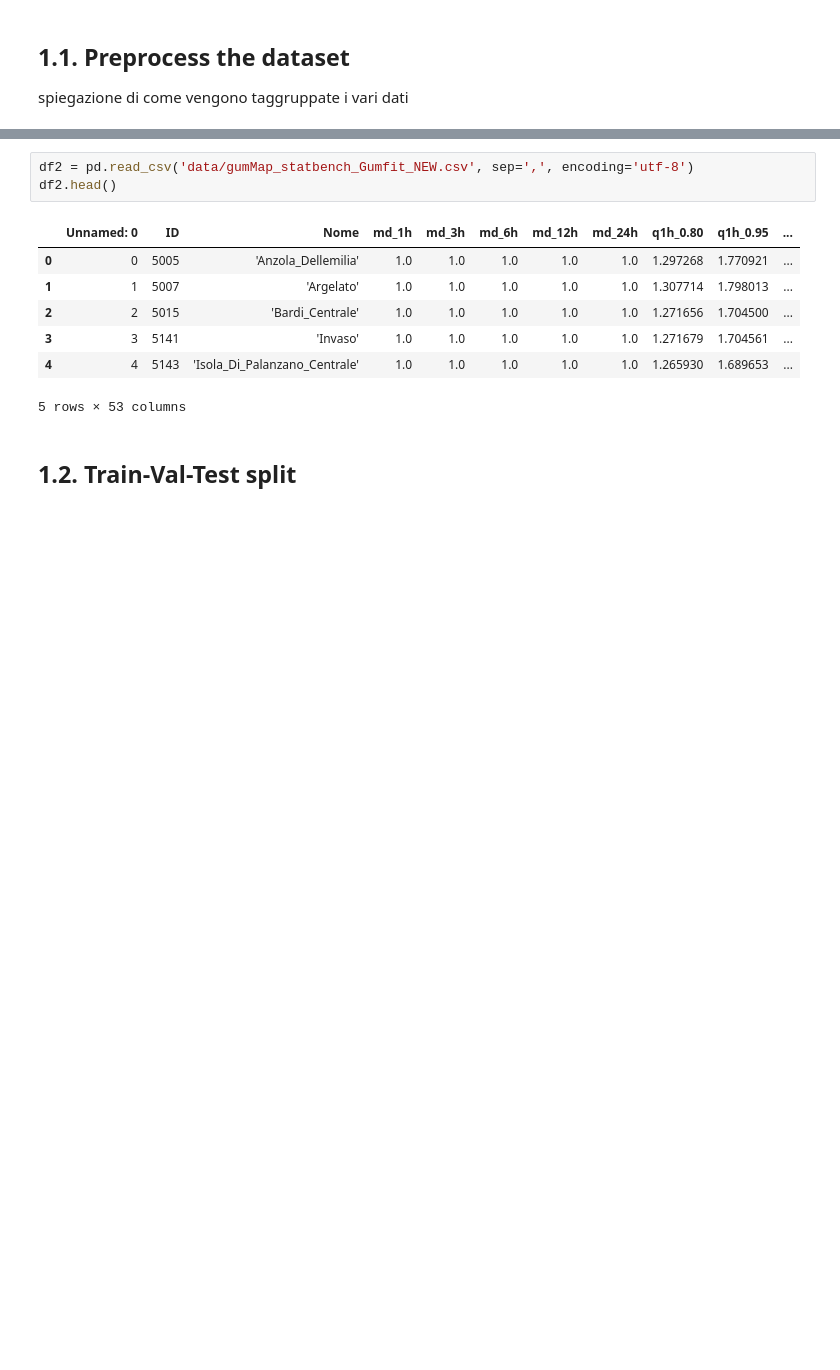
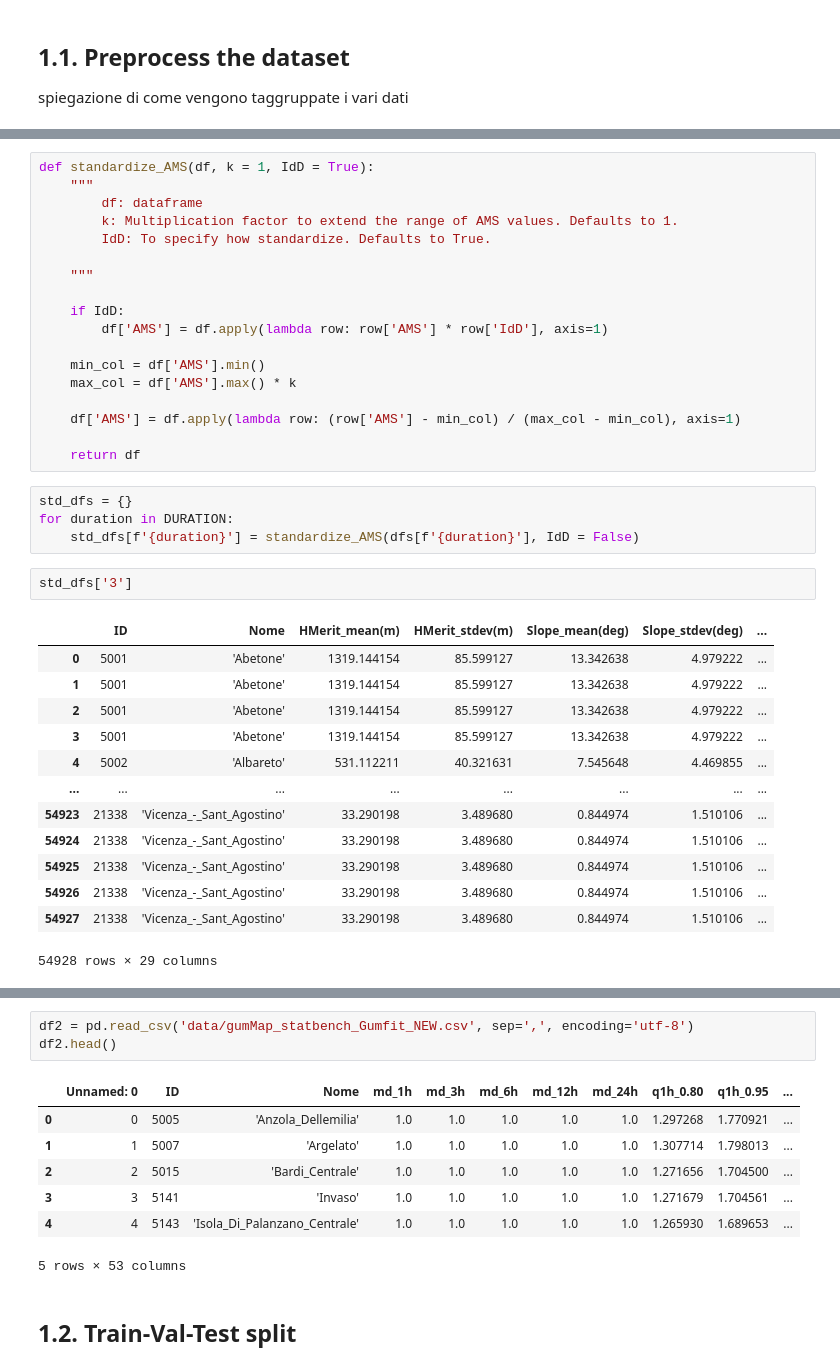
Before and after one commit to oshodiS/Rainfall-BetaEstimation, a Jupyter notebook: project.ipynb, the cells around one changed output, grey strips where cells are left out. Cells and saved outputs as stored; diff of their text form; blank space fills up the shorter version.

```diff
--- a/project.ipynb
+++ b/project.ipynb
@@ -71 +88,39 @@ new_df.drop("AMS",axis=1, inplace=True)
+# %%
+def standardize_AMS(df, k = 1, IdD = True):
+    """
+        df: dataframe
+        k: Multiplication factor to extend the range of AMS values. Defaults to 1.
+        IdD: To specify how standardize. Defaults to True.
+
+    """
+
+    if IdD:
+        df['AMS'] = df.apply(lambda row: row['AMS'] * row['IdD'], axis=1)
+
+    min_col = df['AMS'].min()
+    max_col = df['AMS'].max() * k
+
+    df['AMS'] = df.apply(lambda row: (row['AMS'] - min_col) / (max_col - min_col), axis=1)
+
+    return df
+# %%
+std_dfs = {}
+for duration in DURATION:
+    std_dfs[f'{duration}'] = standardize_AMS(dfs[f'{duration}'], IdD = False)
+# %%
+std_dfs['3']
+# %% [output]
+|  | ID | Nome | HMerit_mean(m) | HMerit_stdev(m) | Slope_mean(deg) | Slope_stdev(deg) | ... |
+| 0 | 5001 | 'Abetone' | 1319.144154 | 85.599127 | 13.342638 | 4.979222 | ... |
+| 1 | 5001 | 'Abetone' | 1319.144154 | 85.599127 | 13.342638 | 4.979222 | ... |
+| 2 | 5001 | 'Abetone' | 1319.144154 | 85.599127 | 13.342638 | 4.979222 | ... |
+| 3 | 5001 | 'Abetone' | 1319.144154 | 85.599127 | 13.342638 | 4.979222 | ... |
+| 4 | 5002 | 'Albareto' | 531.112211 | 40.321631 | 7.545648 | 4.469855 | ... |
+| ... | ... | ... | ... | ... | ... | ... | ... |
+| 54923 | 21338 | 'Vicenza_-_Sant_Agostino' | 33.290198 | 3.489680 | 0.844974 | 1.510106 | ... |
+| 54924 | 21338 | 'Vicenza_-_Sant_Agostino' | 33.290198 | 3.489680 | 0.844974 | 1.510106 | ... |
+| 54925 | 21338 | 'Vicenza_-_Sant_Agostino' | 33.290198 | 3.489680 | 0.844974 | 1.510106 | ... |
+| 54926 | 21338 | 'Vicenza_-_Sant_Agostino' | 33.290198 | 3.489680 | 0.844974 | 1.510106 | ... |
+| 54927 | 21338 | 'Vicenza_-_Sant_Agostino' | 33.290198 | 3.489680 | 0.844974 | 1.510106 | ... |
+54928 rows × 29 columns
 # %%
```
Also changed, not shown: parts of 23 cells of this notebook, 1 other file.
